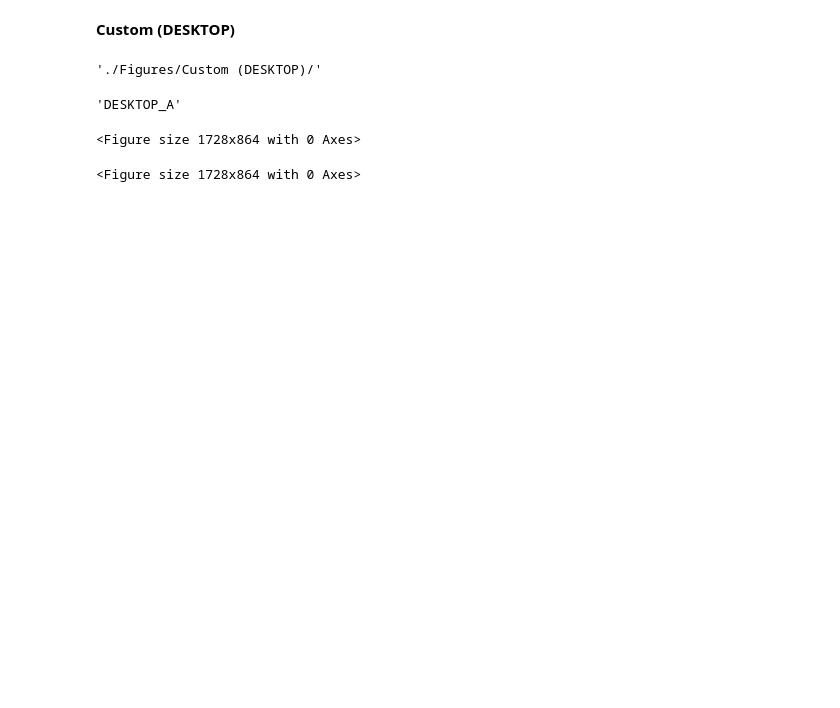
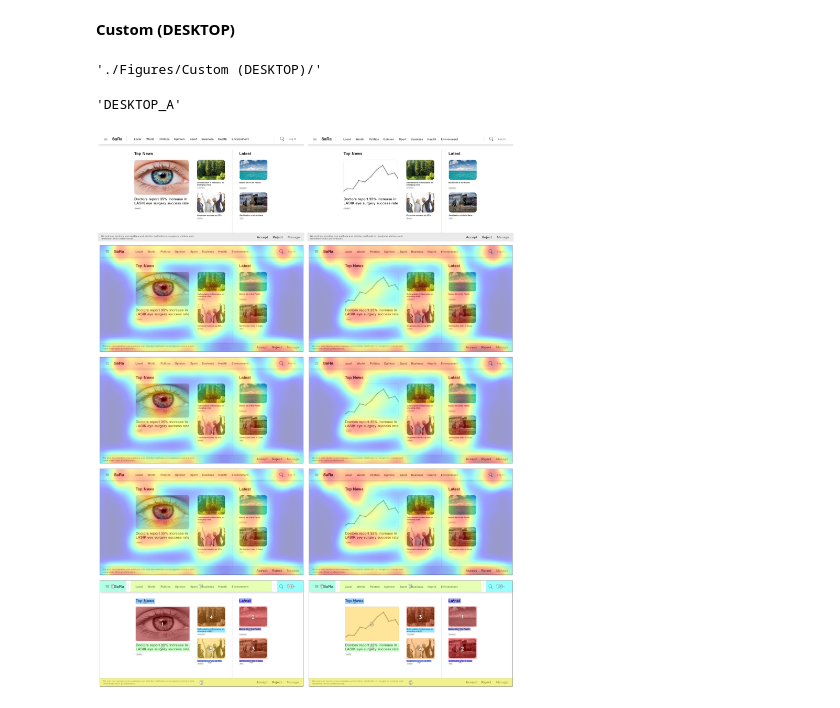
Before and after one commit to matthewkenely/ICT3909, a Jupyter notebook: evaluation/App.ipynb, the cells around one changed output. Saved outputs shown, nothing was run; the diff lists cells and outputs as text; code cells hidden in the pictures; blank space fills up the shorter version.

Commit message:
mouse trajectories side by side

```diff
--- a/evaluation/App.ipynb
+++ b/evaluation/App.ipynb
@@ -60,10 +80,56 @@ ranks[names[pairs[p][0]]] = {}
 ranks[names[pairs[p][0]]]['A'] = cv2.cvtColor(cv2.imread(DIR + pair_names[pairs[p][0]] + '_RANKS.png'), cv2.COLOR_BGR2RGB)
 ranks[names[pairs[p][0]]]['B'] = cv2.cvtColor(cv2.imread(DIR + pair_names[pairs[p][1]] +
 '_RANKS.png'), cv2.COLOR_BGR2RGB)
-# %%
-plt.figure(figsize=(24, 12))
-
-plt.subplot()
-# %% [output]
-<Figure size 1728x864 with 0 Axes>
-<Figure size 1728x864 with 0 Axes>
+# %%
+plt.figure(figsize=(24, 32))
+
+# plt.suptitle(pair_names[pairs[p][0]] + ' vs ' + pair_names[pairs[p][1]], fontsize=24)
+
+for i in range(len(names)):
+    # Show image A, image B, deepgaze A, deepgaze B, tracking A, tracking B, trajectories A, trajectories B, ranks A, ranks B
+    plt.subplot(5, 2, 2*i + 1)
+    plt.imshow(images[names[i]]['A'], aspect='auto')
+    plt.axis('off')
+
+    plt.subplot(5, 2, 2*i + 2)
+    plt.imshow(images[names[i]]['B'], aspect='auto')
+    plt.axis('off')
+
+    plt.subplot(5, 2, 2*i + 3)
+    plt.imshow(tracking[names[i]]['A'], aspect='auto')
+    plt.axis('off')
+
+    plt.subplot(5, 2, 2*i + 4)
+    plt.imshow(tracking[names[i]]['B'], aspect='auto')
+    plt.axis('off')
+
+    plt.subplot(5, 2, 2*i + 5)
+    plt.imshow(trajectories[names[i]]['A'], aspect='auto')
+    plt.axis('off')
+
+    plt.subplot(5, 2, 2*i + 6)
+    plt.imshow(trajectories[names[i]]['B'], aspect='auto')
+    plt.axis('off')
+
+    plt.subplot(5, 2, 2*i + 7)
+    plt.imshow(deepgaze[names[i]]['A'], aspect='auto')
+    plt.axis('off')
+
+    plt.subplot(5, 2, 2*i + 8)
+    plt.imshow(deepgaze[names[i]]['B'], aspect='auto')
+    plt.axis('off')
+
+    plt.subplot(5, 2, 2*i + 9)
+    plt.imshow(ranks[names[i]]['A'], aspect='auto')
+    plt.axis('off')
+
+    plt.subplot(5, 2, 2*i + 10)
+    plt.imshow(ranks[names[i]]['B'], aspect='auto')
+    plt.axis('off')
+
+    break
+
+plt.tight_layout()
+plt.show()
+# %% [output]
+[figure, added]
```
Also changed, not shown: parts of 1 cell of this notebook, 7 other files.
